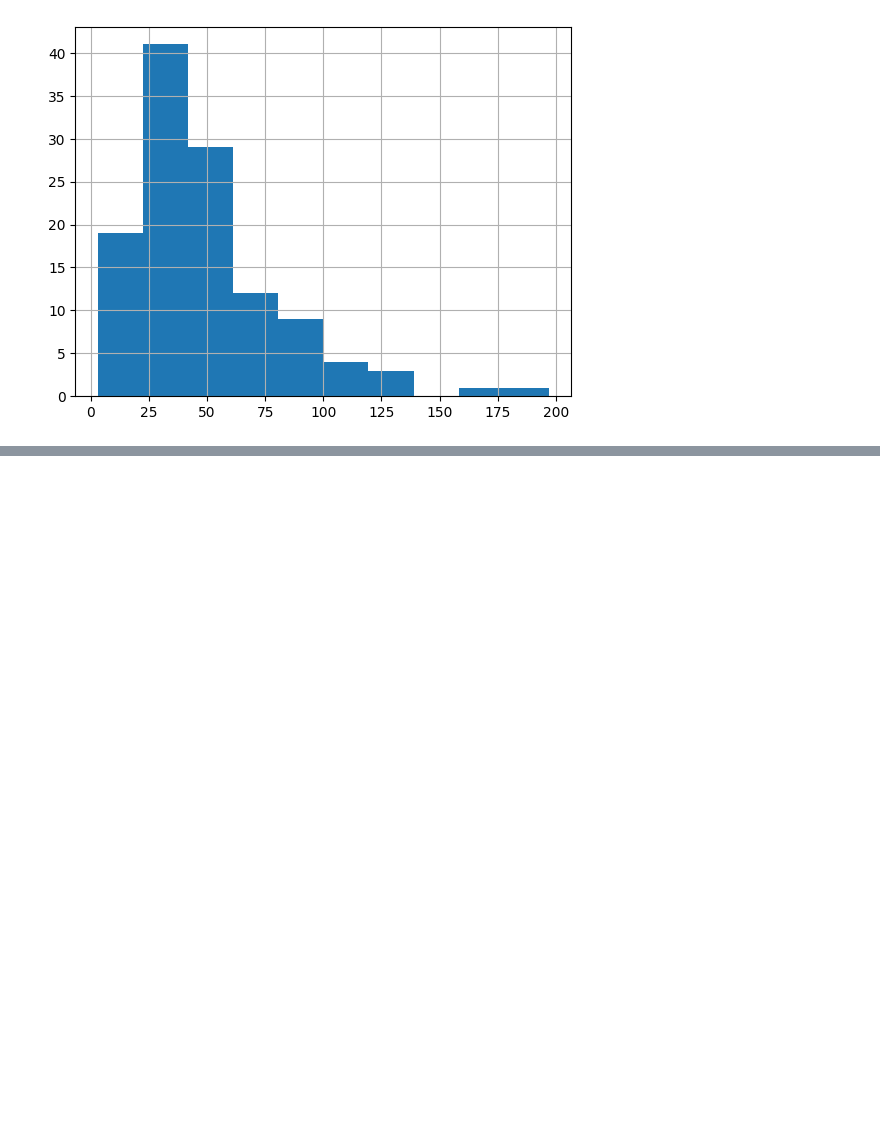
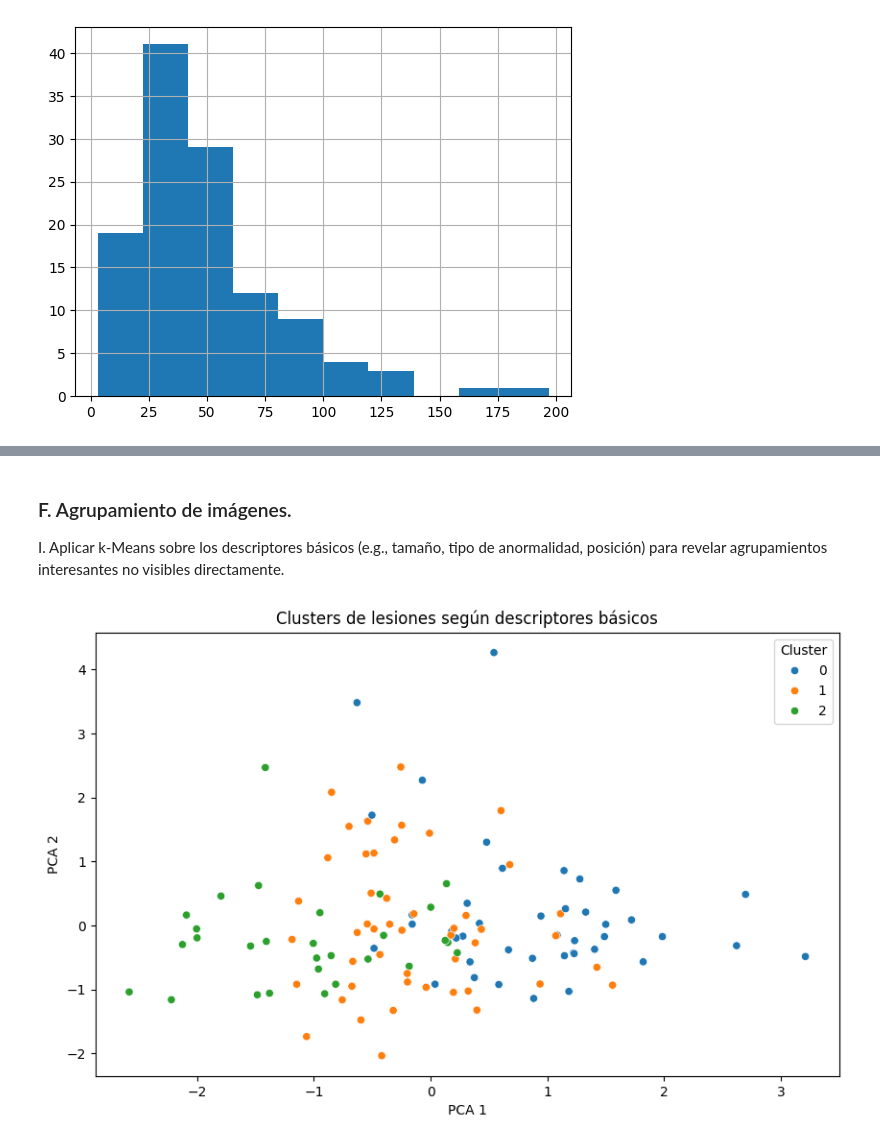
Before and after one commit to Maffergu/cancer_detection, a Jupyter notebook: analisis.ipynb, the cells around one changed output, grey strips where cells are left out. Saved outputs shown, nothing was run; the diff lists cells and outputs as text; code cells hidden in the pictures; blank space fills up the shorter version.

Commit message:
seleccionar conjunto de datos.

```diff
--- a/analisis.ipynb
+++ b/analisis.ipynb
@@ -117,0 +293,45 @@ Radius.hist()
+# %% [markdown]
+### F. Agrupamiento de imágenes.
+I. Aplicar k-Means sobre los descriptores básicos (e.g., tamaño, tipo de anormalidad, posición) para revelar agrupamientos interesantes no visibles directamente.
+# %%
+from sklearn.preprocessing import LabelEncoder, StandardScaler
+from sklearn.cluster import KMeans
+from sklearn.decomposition import PCA
+import matplotlib.pyplot as plt
+import seaborn as sns
+
+# Seleccionar datos relevantes
+features = df[['Abnormality_X', 'Abnormality_Y', 'Radius', 'Class']].copy()
+features = features[features['Abnormality_X'] != '*NOTE']
+features = features.dropna()
+
+# Codificar 'Class'
+le = LabelEncoder()
+features['Class_encoded'] = le.fit_transform(features['Class'])
+
+# Normalizar
+scaler = StandardScaler()
+X_scaled = scaler.fit_transform(features[['Abnormality_X', 'Abnormality_Y', 'Radius', 'Class_encoded']])
+
+# Aplicar k-Means
+k = 3
+kmeans = KMeans(n_clusters=k, random_state=0)
+clusters = kmeans.fit_predict(X_scaled)
+features['Cluster'] = clusters
+
+# Reducir a 2D para visualizar
+pca = PCA(n_components=2)
+X_pca = pca.fit_transform(X_scaled)
+features['PCA1'] = X_pca[:, 0]
+features['PCA2'] = X_pca[:, 1]
+
+# Graficar
+plt.figure(figsize=(10, 6))
+sns.scatterplot(data=features, x='PCA1', y='PCA2', hue='Cluster', palette='tab10')
+plt.title('Clusters de lesiones según descriptores básicos')
+plt.xlabel('PCA 1')
+plt.ylabel('PCA 2')
+plt.legend(title='Cluster')
+plt.show()
+# %% [output]
+[figure, added]
```
Also changed, not shown: parts of 11 cells of this notebook.
